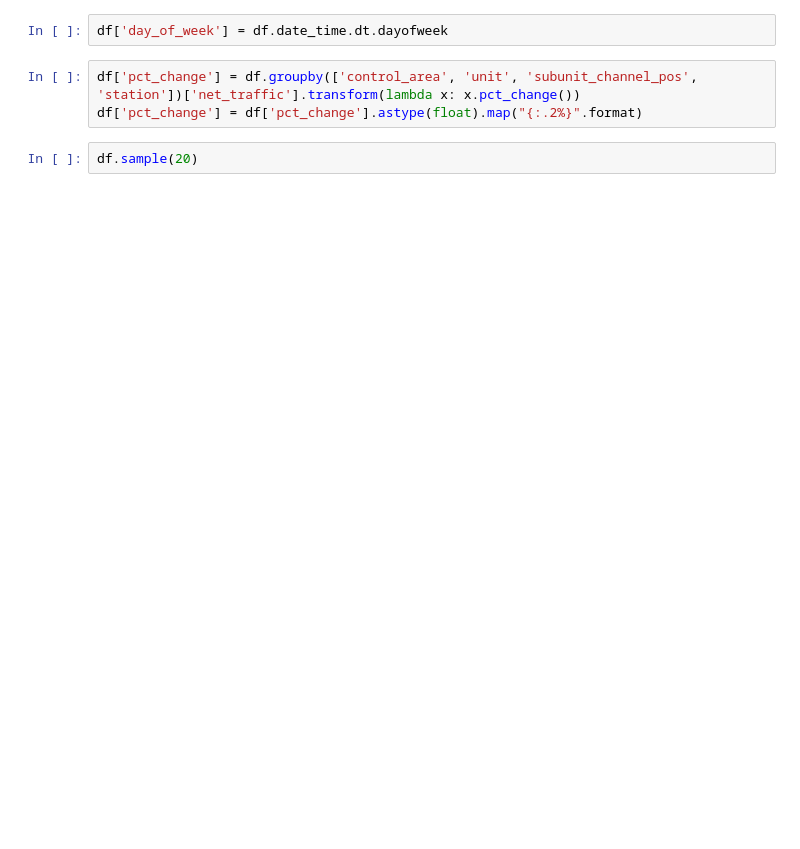
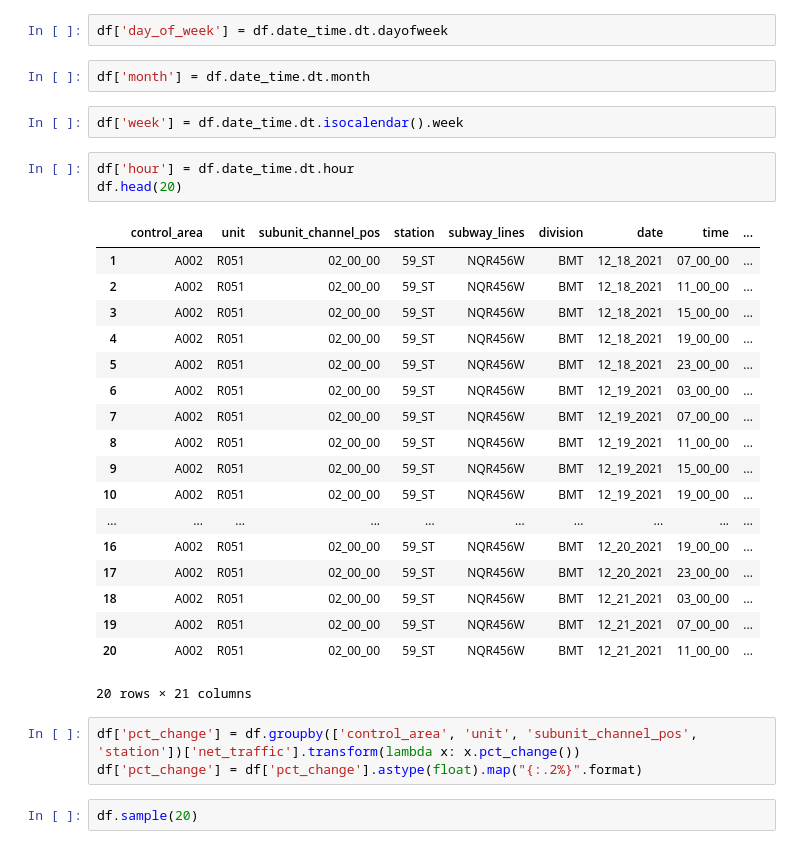
Before and after one commit to VinceDiR/NYC_MTA_EDA_Project, a Jupyter notebook: MTA EDA.ipynb, the cells around one changed output. Saved outputs shown, nothing was run; the diff lists cells and outputs as text; blank space fills up the shorter version.

```diff
--- a/MTA EDA.ipynb
+++ b/MTA EDA.ipynb
@@ -224,6 +219,32 @@ audit_length_hours            float64
 dtype: object
 # %%
 df['day_of_week'] = df.date_time.dt.dayofweek
+# %%
+df['month'] = df.date_time.dt.month
+# %%
+df['week'] = df.date_time.dt.isocalendar().week
+# %%
+df['hour'] = df.date_time.dt.hour
+df.head(20)
+# %% [output]
+|  | control_area | unit | subunit_channel_pos | station | subway_lines | division | date | time | ... |
+| 1 | A002 | R051 | 02_00_00 | 59_ST | NQR456W | BMT | 12_18_2021 | 07_00_00 | ... |
+| 2 | A002 | R051 | 02_00_00 | 59_ST | NQR456W | BMT | 12_18_2021 | 11_00_00 | ... |
+| 3 | A002 | R051 | 02_00_00 | 59_ST | NQR456W | BMT | 12_18_2021 | 15_00_00 | ... |
+| 4 | A002 | R051 | 02_00_00 | 59_ST | NQR456W | BMT | 12_18_2021 | 19_00_00 | ... |
+| 5 | A002 | R051 | 02_00_00 | 59_ST | NQR456W | BMT | 12_18_2021 | 23_00_00 | ... |
+| 6 | A002 | R051 | 02_00_00 | 59_ST | NQR456W | BMT | 12_19_2021 | 03_00_00 | ... |
+| 7 | A002 | R051 | 02_00_00 | 59_ST | NQR456W | BMT | 12_19_2021 | 07_00_00 | ... |
+| 8 | A002 | R051 | 02_00_00 | 59_ST | NQR456W | BMT | 12_19_2021 | 11_00_00 | ... |
+| 9 | A002 | R051 | 02_00_00 | 59_ST | NQR456W | BMT | 12_19_2021 | 15_00_00 | ... |
+| 10 | A002 | R051 | 02_00_00 | 59_ST | NQR456W | BMT | 12_19_2021 | 19_00_00 | ... |
+| ... | ... | ... | ... | ... | ... | ... | ... | ... | ... |
+| 16 | A002 | R051 | 02_00_00 | 59_ST | NQR456W | BMT | 12_20_2021 | 19_00_00 | ... |
+| 17 | A002 | R051 | 02_00_00 | 59_ST | NQR456W | BMT | 12_20_2021 | 23_00_00 | ... |
+| 18 | A002 | R051 | 02_00_00 | 59_ST | NQR456W | BMT | 12_21_2021 | 03_00_00 | ... |
+| 19 | A002 | R051 | 02_00_00 | 59_ST | NQR456W | BMT | 12_21_2021 | 07_00_00 | ... |
+| 20 | A002 | R051 | 02_00_00 | 59_ST | NQR456W | BMT | 12_21_2021 | 11_00_00 | ... |
+20 rows × 21 columns
 # %%
 df['pct_change'] = df.groupby(['control_area', 'unit', 'subunit_channel_pos', 'station'])['net_traffic'].transform(lambda x: x.pct_change())
 df['pct_change'] = df['pct_change'].astype(float).map("{:.2%}".format)
```
Also changed, not shown: parts of 28 cells of this notebook, 7 other files.
